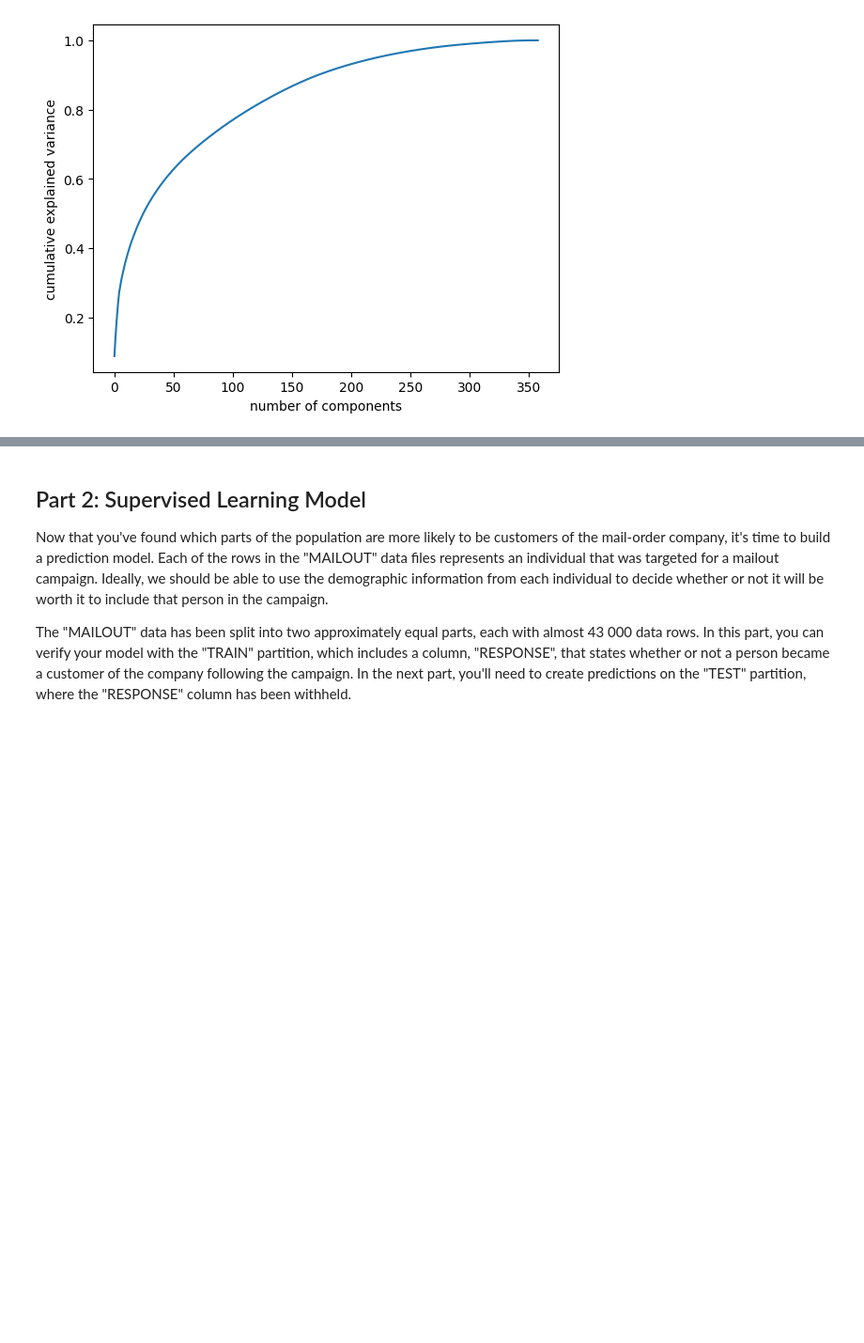
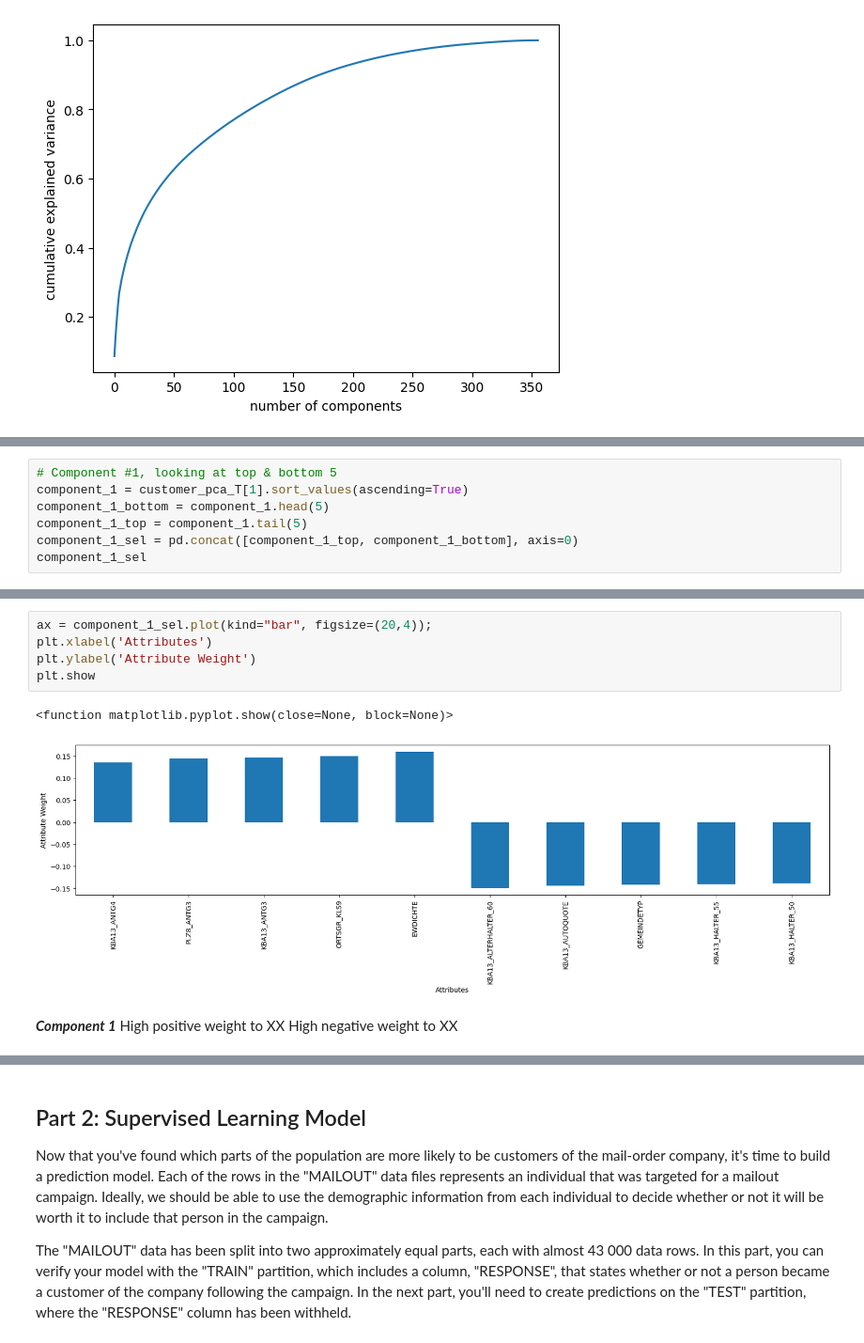
Before and after one commit to Aleaume/Udacity_DataSc_P4, a Jupyter notebook: Arvato Project Workbook.ipynb, the cells around one changed output, grey strips where cells are left out. Shown: that part at 94% size. Saved outputs shown, nothing was run; the diff lists cells and outputs as text; blank space fills up the shorter version.

```diff
--- a/Arvato Project Workbook.ipynb
+++ b/Arvato Project Workbook.ipynb
@@ -429,0 +496,7 @@ pca.components_[0].shape
+# %%
+# Component #1, looking at top & bottom 5
+component_1 = customer_pca_T[1].sort_values(ascending=True)
+component_1_bottom = component_1.head(5)
+component_1_top = component_1.tail(5)
+component_1_sel = pd.concat([component_1_top, component_1_bottom], axis=0)
+component_1_sel
@@ -429,0 +515,12 @@ pca.components_[0].shape
+# %%
+ax = component_1_sel.plot(kind="bar", figsize=(20,4));
+plt.xlabel('Attributes')
+plt.ylabel('Attribute Weight')
+plt.show
+# %% [output]
+<function matplotlib.pyplot.show(close=None, block=None)>
+[figure, added]
+# %% [markdown]
+***Component 1***
+High positive weight to XX
+High negative weight to XX
```
Also changed, not shown: parts of 15 cells of this notebook.
